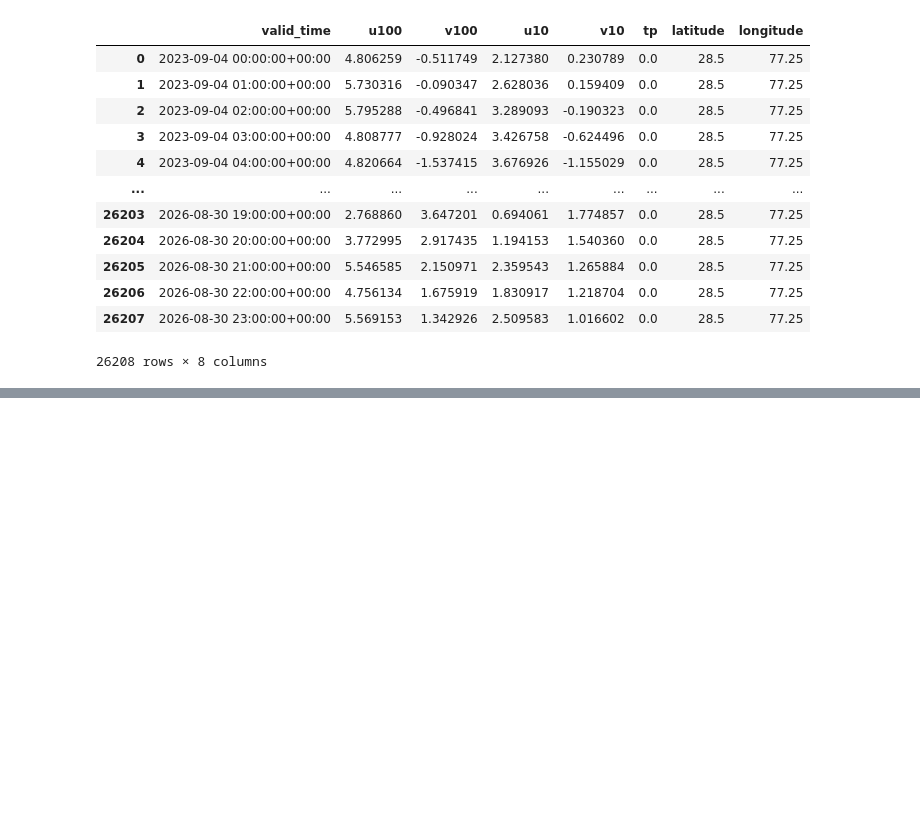
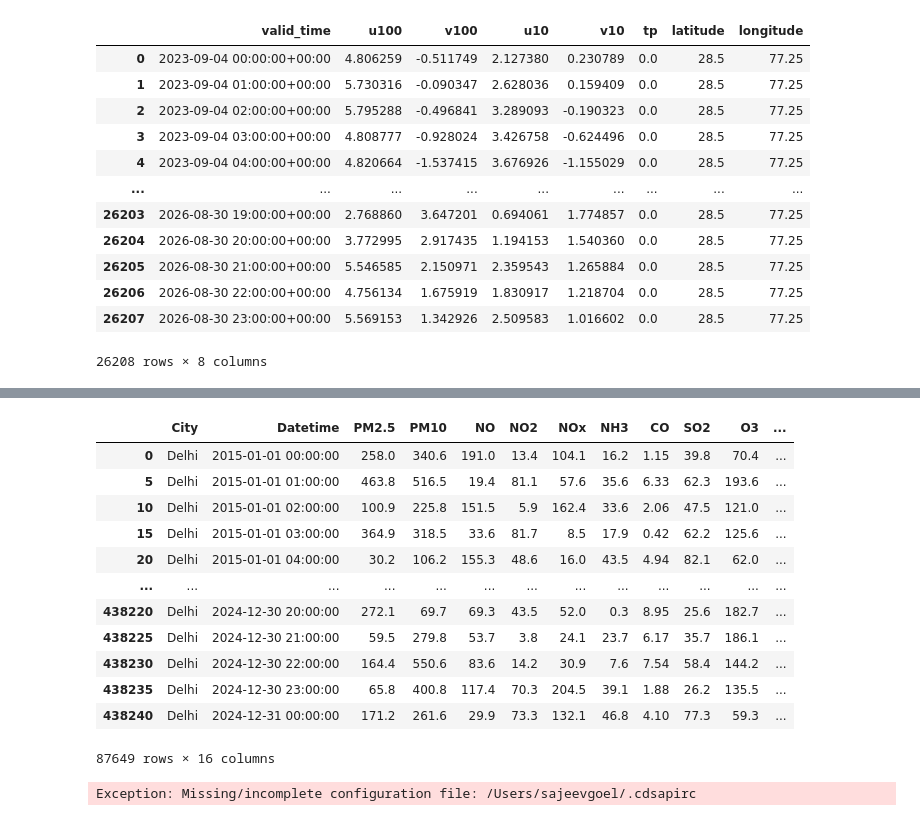
Before and after one commit to vaeman/mustVV, a Jupyter notebook: Notebook.ipynb, the cells around one changed output, grey strips where cells are left out. Saved outputs shown, nothing was run; the diff lists cells and outputs as text; code cells hidden in the pictures; blank space fills up the shorter version.

```diff
--- a/Notebook.ipynb
+++ b/Notebook.ipynb
@@ -60,0 +67,52 @@ pollution
+# %%
+filt = df['City'] == 'Delhi'
+
+df = df[filt]
+
+df
+# %% [output]
+|  | City | Datetime | PM2.5 | PM10 | NO | NO2 | NOx | NH3 | CO | SO2 | O3 | ... |
+| 0 | Delhi | 2015-01-01 00:00:00 | 258.0 | 340.6 | 191.0 | 13.4 | 104.1 | 16.2 | 1.15 | 39.8 | 70.4 | ... |
+| 5 | Delhi | 2015-01-01 01:00:00 | 463.8 | 516.5 | 19.4 | 81.1 | 57.6 | 35.6 | 6.33 | 62.3 | 193.6 | ... |
+| 10 | Delhi | 2015-01-01 02:00:00 | 100.9 | 225.8 | 151.5 | 5.9 | 162.4 | 33.6 | 2.06 | 47.5 | 121.0 | ... |
+| 15 | Delhi | 2015-01-01 03:00:00 | 364.9 | 318.5 | 33.6 | 81.7 | 8.5 | 17.9 | 0.42 | 62.2 | 125.6 | ... |
+| 20 | Delhi | 2015-01-01 04:00:00 | 30.2 | 106.2 | 155.3 | 48.6 | 16.0 | 43.5 | 4.94 | 82.1 | 62.0 | ... |
+| ... | ... | ... | ... | ... | ... | ... | ... | ... | ... | ... | ... | ... |
+| 438220 | Delhi | 2024-12-30 20:00:00 | 272.1 | 69.7 | 69.3 | 43.5 | 52.0 | 0.3 | 8.95 | 25.6 | 182.7 | ... |
+| 438225 | Delhi | 2024-12-30 21:00:00 | 59.5 | 279.8 | 53.7 | 3.8 | 24.1 | 23.7 | 6.17 | 35.7 | 186.1 | ... |
+| 438230 | Delhi | 2024-12-30 22:00:00 | 164.4 | 550.6 | 83.6 | 14.2 | 30.9 | 7.6 | 7.54 | 58.4 | 144.2 | ... |
+| 438235 | Delhi | 2024-12-30 23:00:00 | 65.8 | 400.8 | 117.4 | 70.3 | 204.5 | 39.1 | 1.88 | 26.2 | 135.5 | ... |
+| 438240 | Delhi | 2024-12-31 00:00:00 | 171.2 | 261.6 | 29.9 | 73.3 | 132.1 | 46.8 | 4.10 | 77.3 | 59.3 | ... |
+87649 rows × 16 columns
+# %%
+# 1. One-time setup: register at cds.climate.copernicus.eu, then find your API key
+#    at https://cds.climate.copernicus.eu/how-to-api and save it to ~/.cdsapirc as instructed there
+
+import cdsapi
+
+client = cdsapi.Client(
+    url="https://cds.climate.copernicus.eu/api",
+    key="79a31ad7-9f1d-4b15-9ee7-4f6a99cb5b9e"           # ← paste your actual key here, replacing this placeholder
+)
+
+client.retrieve(
+    'reanalysis-era5-single-levels',
+    {
+        'product_type': 'reanalysis',
+        'variable': [
+            '10m_u_component_of_wind',
+            '10m_v_component_of_wind',
+            '2m_temperature',
+            'total_precipitation',
+        ],
+        'year': [str(y) for y in range(2015, 2025)],
+        'month': [f'{m:02d}' for m in range(1, 13)],
+        'day': [f'{d:02d}' for d in range(1, 32)],
+        'time': [f'{h:02d}:00' for h in range(24)],
+        'area': [29, 76, 28, 78],
+        'format': 'netcdf',
+    },
+    'delhi_era5_2015_2024.nc'
+)
+# %% [output]
+Exception: Missing/incomplete configuration file: /Users/sajeevgoel/.cdsapirc
```
Also changed, not shown: parts of 4 cells of this notebook, 3 other files.
